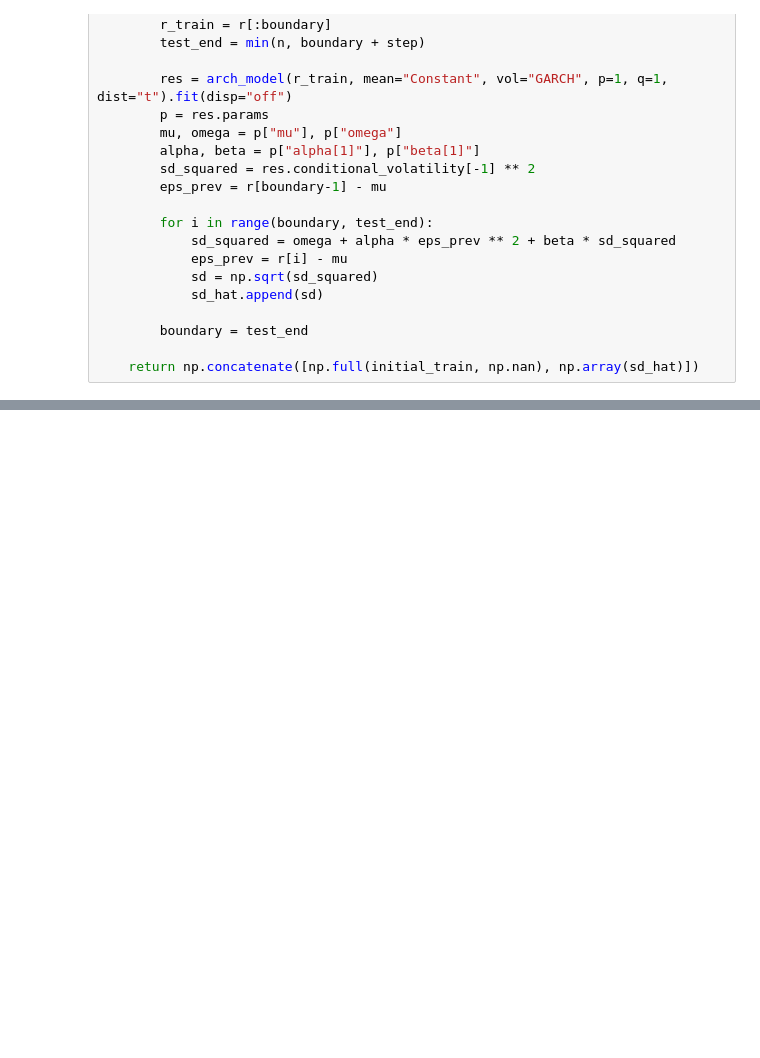
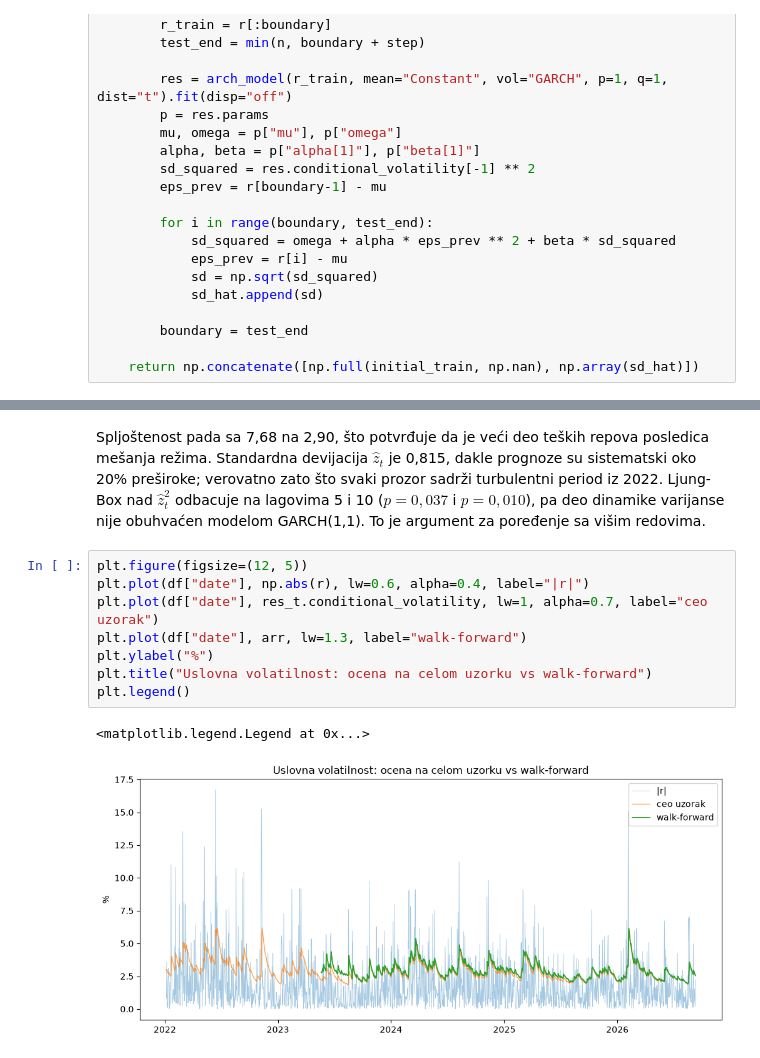
Before and after one commit to the-deep-33/crypto-direction-nn, a Jupyter notebook: 03_volatility.ipynb, the cells around one changed output, grey strips where cells are left out. Saved outputs shown, nothing was run; the diff lists cells and outputs as text; blank space fills up the shorter version.

Commit message:
Dodata dijagnostika u 03_volatility notebook

```diff
--- a/03_volatility.ipynb
+++ b/03_volatility.ipynb
@@ -132,0 +161,13 @@ print(manual, arch_fc, np.isclose(manual, arch_fc))
+# %% [markdown]
+Spljoštenost pada sa 7,68 na 2,90, što potvrđuje da je veći deo teških repova posledica mešanja režima. Standardna devijacija $\hat z_t$ je 0,815, dakle prognoze su sistematski oko 20% preširoke; verovatno zato što svaki prozor sadrži turbulentni period iz 2022. Ljung-Box nad $\hat z_t^2$ odbacuje na lagovima 5 i 10 ($p = 0{,}037$ i $p = 0{,}010$), pa deo dinamike varijanse nije obuhvaćen modelom GARCH(1,1). To je argument za poređenje sa višim redovima.
+# %%
+plt.figure(figsize=(12, 5))
+plt.plot(df["date"], np.abs(r), lw=0.6, alpha=0.4, label="|r|")
+plt.plot(df["date"], res_t.conditional_volatility, lw=1, alpha=0.7, label="ceo uzorak")
+plt.plot(df["date"], arr, lw=1.3, label="walk-forward")
+plt.ylabel("%")
+plt.title("Uslovna volatilnost: ocena na celom uzorku vs walk-forward")
+plt.legend()
+# %% [output]
+<matplotlib.legend.Legend at 0x...>
+[figure, added]
```
Also changed, not shown: parts of 15 cells of this notebook.
